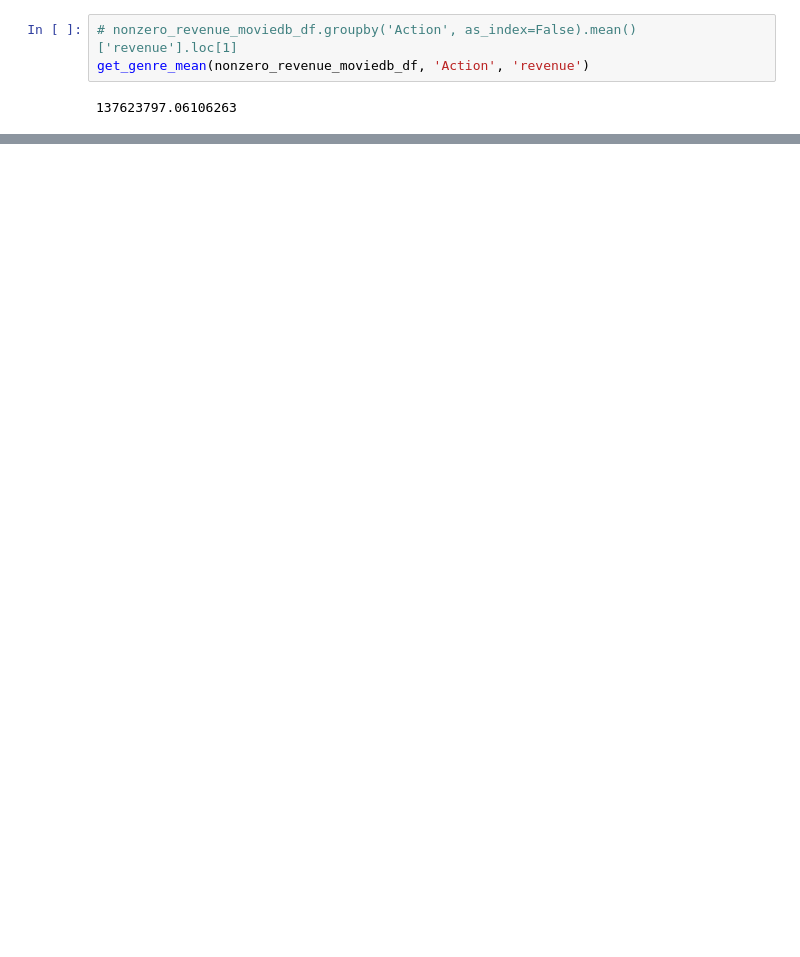
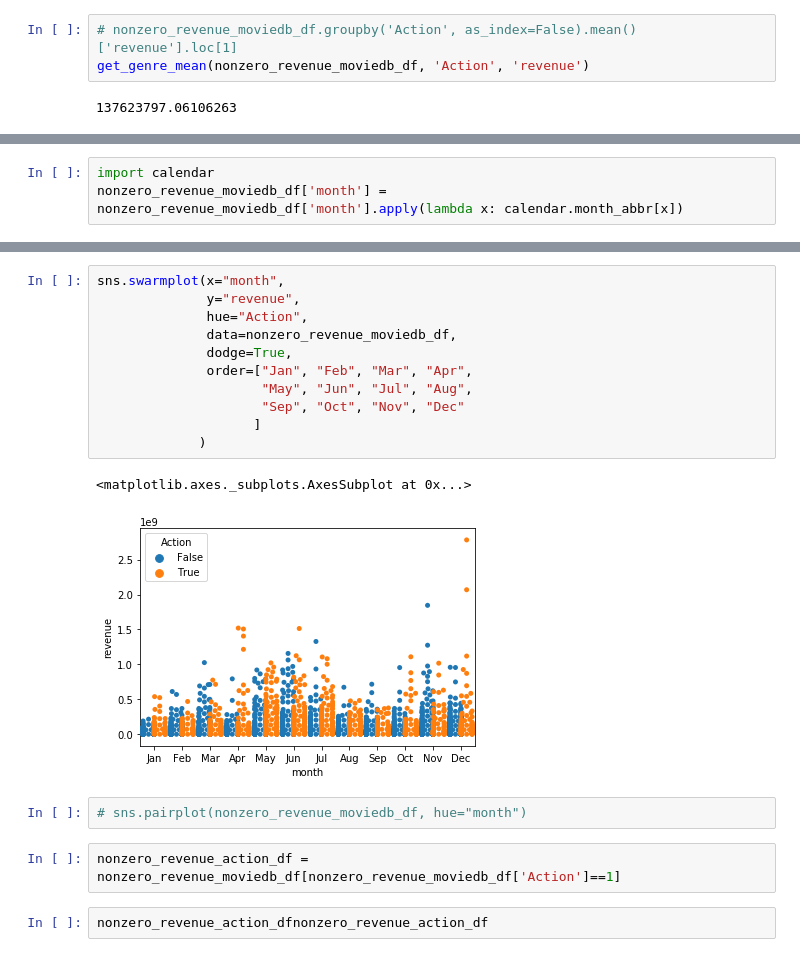
Before and after one commit to jffry7/udacity_final_project, a Jupyter notebook: Movie_Wrangling.ipynb, the cells around one changed output, grey strips where cells are left out. Drawn from its saved outputs; the diff is of its cells as text; blank space fills up the shorter version.

```diff
--- a/Movie_Wrangling.ipynb
+++ b/Movie_Wrangling.ipynb
@@ -94,0 +121,3 @@ nonzero_revenue_moviedb_df.groupby(['Action', 'month'], as_index=False).groups
+# %%
+import calendar
+nonzero_revenue_moviedb_df['month'] = nonzero_revenue_moviedb_df['month'].apply(lambda x: calendar.month_abbr[x])
@@ -94,0 +150,20 @@ nonzero_revenue_moviedb_df.groupby(['Action', 'month'], as_index=False).groups
+# %%
+sns.swarmplot(x="month",
+              y="revenue",
+              hue="Action",
+              data=nonzero_revenue_moviedb_df,
+              dodge=True,
+              order=["Jan", "Feb", "Mar", "Apr",
+                     "May", "Jun", "Jul", "Aug",
+                     "Sep", "Oct", "Nov", "Dec"
+                    ]
+             )
+# %% [output]
+<matplotlib.axes._subplots.AxesSubplot at 0x...>
+[figure, added]
+# %%
+# sns.pairplot(nonzero_revenue_moviedb_df, hue="month")
+# %%
+nonzero_revenue_action_df = nonzero_revenue_moviedb_df[nonzero_revenue_moviedb_df['Action']==1]
+# %%
+nonzero_revenue_action_dfnonzero_revenue_action_df
```
Also changed, not shown: parts of 14 cells of this notebook.
